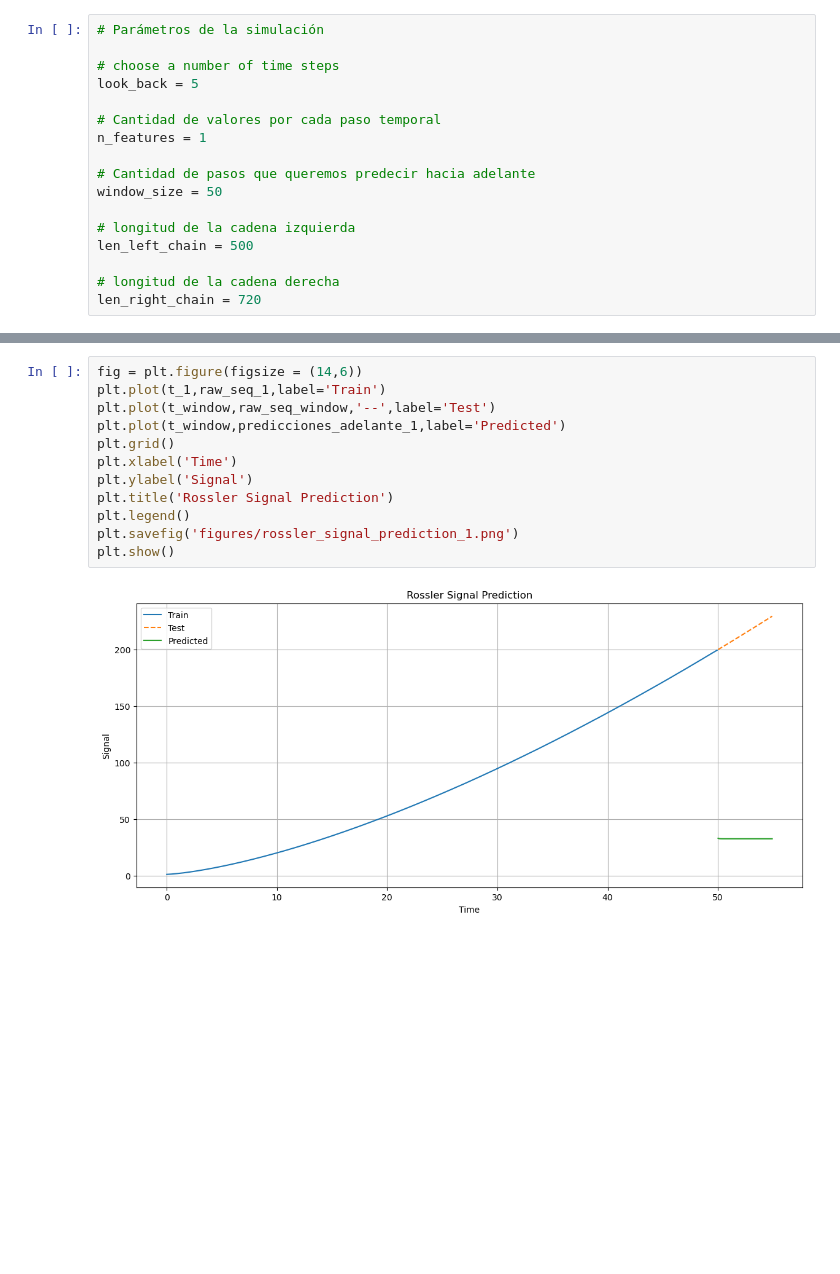
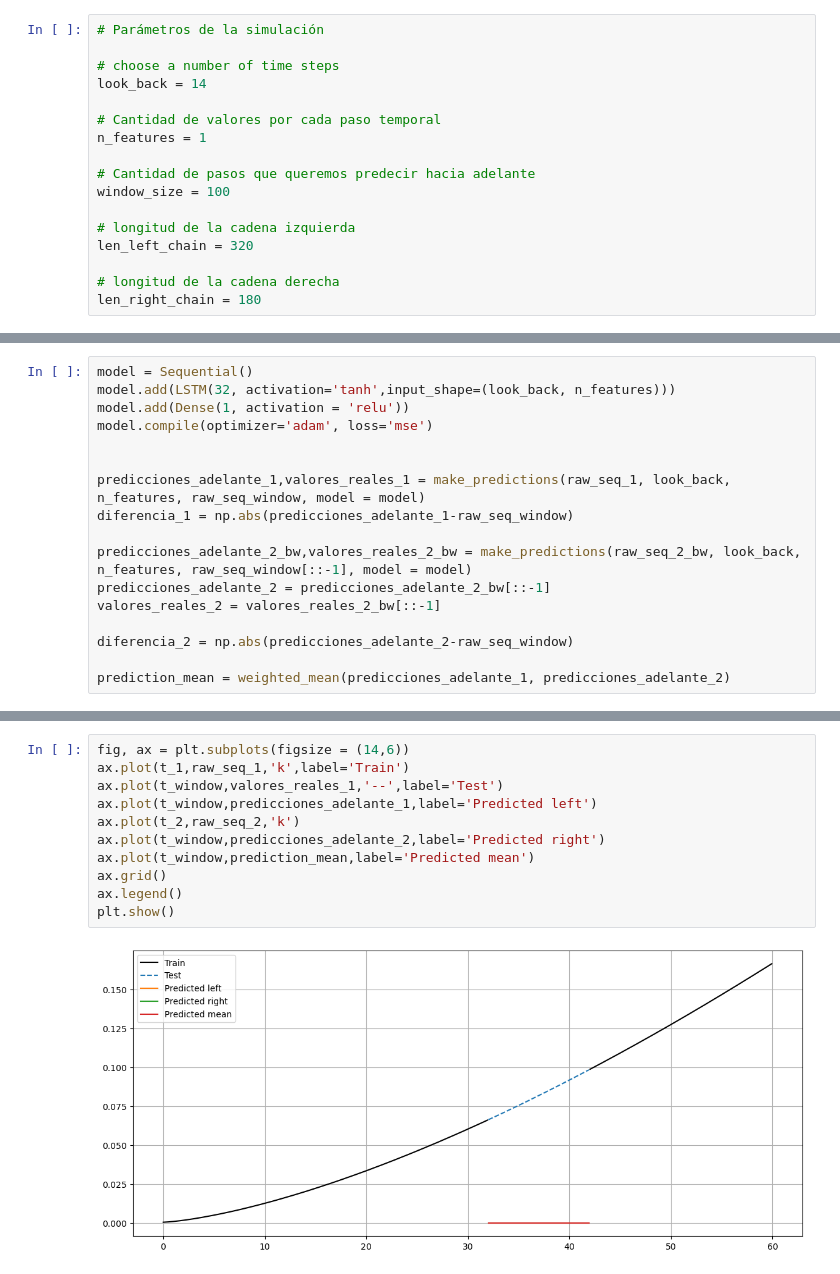
Before and after one commit to matiasleize/final_exam_ML, a Jupyter notebook: final_cosmo_th.ipynb, the cells around one changed output, grey strips where cells are left out. Drawn from its saved outputs; the diff is of its cells as text; blank space fills up the shorter version.

```diff
--- a/final_cosmo_th.ipynb
+++ b/final_cosmo_th.ipynb
@@ -14,19 +21,19 @@ os.chdir(path_git)
 # Parámetros de la simulación
 
 # choose a number of time steps
-look_back = 5
+look_back = 14
 
 # Cantidad de valores por cada paso temporal
 n_features = 1
 
 # Cantidad de pasos que queremos predecir hacia adelante
-window_size = 50
+window_size = 100
 
 # longitud de la cadena izquierda
-len_left_chain = 500
+len_left_chain = 320
 
 # longitud de la cadena derecha
-len_right_chain = 720
+len_right_chain = 180
 # %%
 # Generamos la señal temporal
 
@@ -144,0 +216,17 @@ plt.show()
+# %%
+model = Sequential()
+model.add(LSTM(32, activation='tanh',input_shape=(look_back, n_features)))
+model.add(Dense(1, activation = 'relu'))
+model.compile(optimizer='adam', loss='mse')
+
+
+predicciones_adelante_1,valores_reales_1 = make_predictions(raw_seq_1, look_back, n_features, raw_seq_window, model = model)
+diferencia_1 = np.abs(predicciones_adelante_1-raw_seq_window)
+
+predicciones_adelante_2_bw,valores_reales_2_bw = make_predictions(raw_seq_2_bw, look_back, n_features, raw_seq_window[::-1], model = model)
+predicciones_adelante_2 = predicciones_adelante_2_bw[::-1]
+valores_reales_2 = valores_reales_2_bw[::-1]
+
+diferencia_2 = np.abs(predicciones_adelante_2-raw_seq_window)
+
+prediction_mean = weighted_mean(predicciones_adelante_1, predicciones_adelante_2)
@@ -145,14 +274,13 @@ plt.show()
 # %%
-fig = plt.figure(figsize = (14,6))
-plt.plot(t_1,raw_seq_1,label='Train')
-plt.plot(t_window,raw_seq_window,'--',label='Test')
-plt.plot(t_window,predicciones_adelante_1,label='Predicted')
-plt.grid()
-plt.xlabel('Time')
-plt.ylabel('Signal')
-plt.title('Rossler Signal Prediction')
-plt.legend()
-plt.savefig('figures/rossler_signal_prediction_1.png')
+fig, ax = plt.subplots(figsize = (14,6))
+ax.plot(t_1,raw_seq_1,'k',label='Train')
+ax.plot(t_window,valores_reales_1,'--',label='Test')
+ax.plot(t_window,predicciones_adelante_1,label='Predicted left')
+ax.plot(t_2,raw_seq_2,'k')
+ax.plot(t_window,predicciones_adelante_2,label='Predicted right')
+ax.plot(t_window,prediction_mean,label='Predicted mean')
+ax.grid()
+ax.legend()
 plt.show()
 # %% [output]
-[figure, old version]
+[figure, new version]
```
Also changed, not shown: parts of 28 cells of this notebook.
